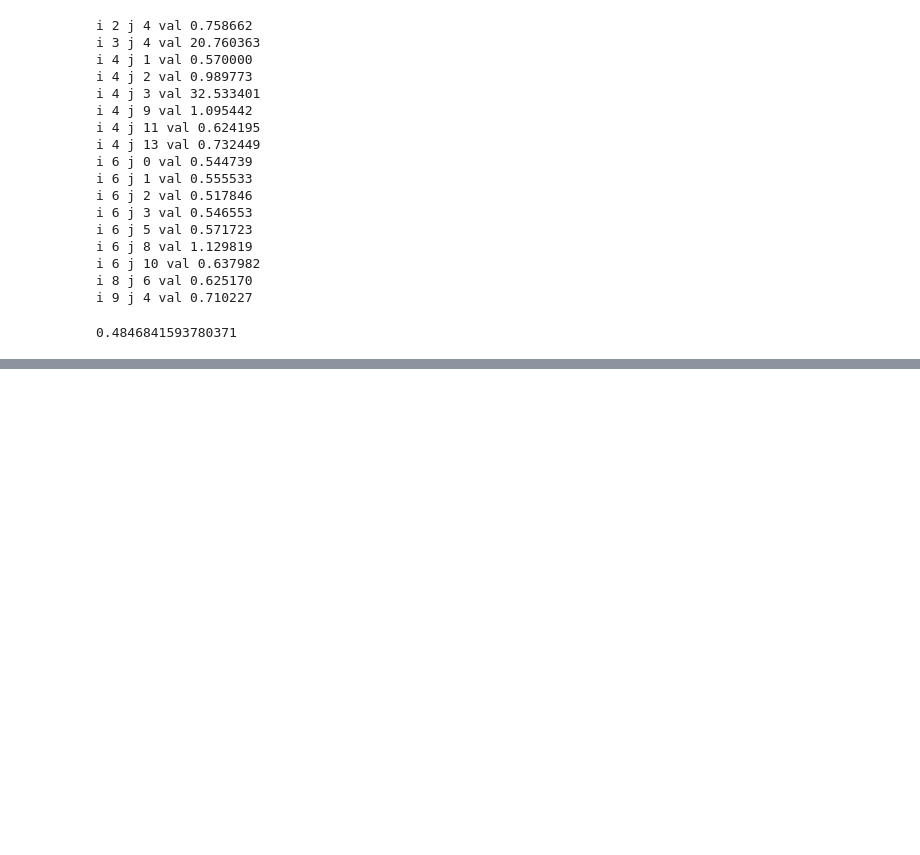
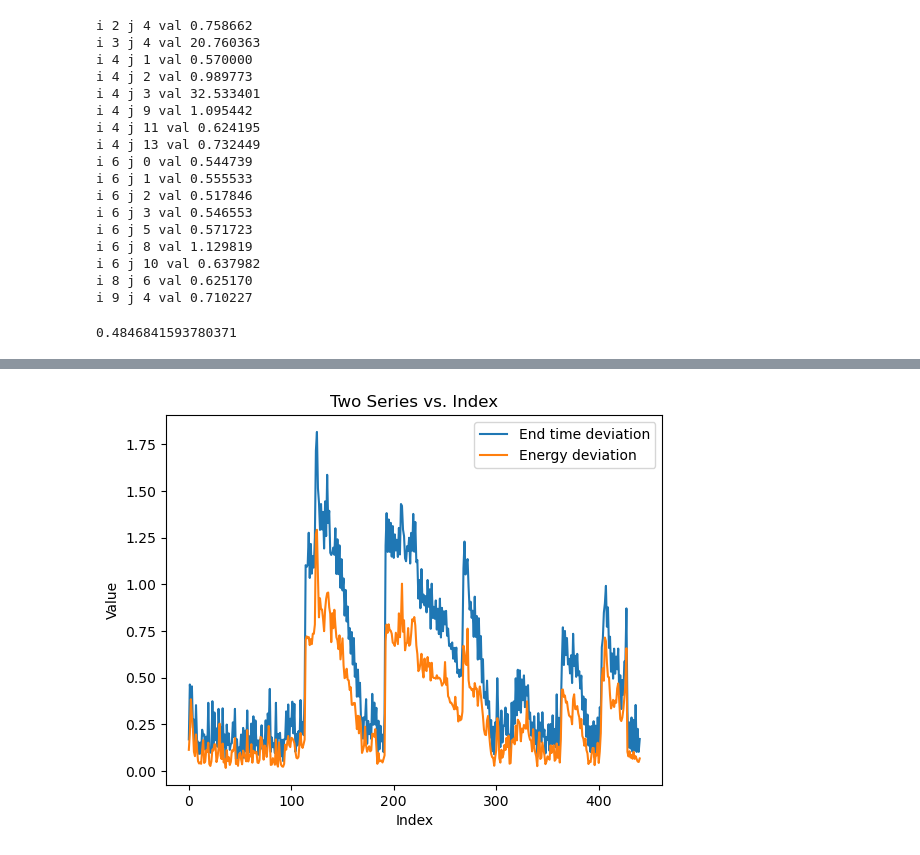
Before and after one commit to sishyanet/sishya-ml, a Jupyter notebook: global alignment aeneas metrics.ipynb, the cells around one changed output, grey strips where cells are left out. Cells and saved outputs as stored; diff of their text form; code cells hidden in the pictures; blank space fills up the shorter version.

```diff
--- a/global alignment aeneas metrics.ipynb
+++ b/global alignment aeneas metrics.ipynb
@@ -1139,0 +1084,24 @@ plt.show()
+# %%
+num_indices = len(energy_diff)
+
+data_a = end_diff
+data_b = energy_diff * 1000
+
+# Create the plot
+plt.plot(data_a, label="End time deviation")
+plt.plot(data_b, label="Energy deviation")
+
+# Set axis labels
+plt.xlabel("Index")
+plt.ylabel("Value")
+
+# Add a title (optional)
+plt.title("Two Series vs. Index")
+
+# Add legend
+plt.legend()
+
+# Display the plot
+plt.show()
+# %% [output]
+[figure, added]
```
Also changed, not shown: parts of 15 cells of this notebook.
